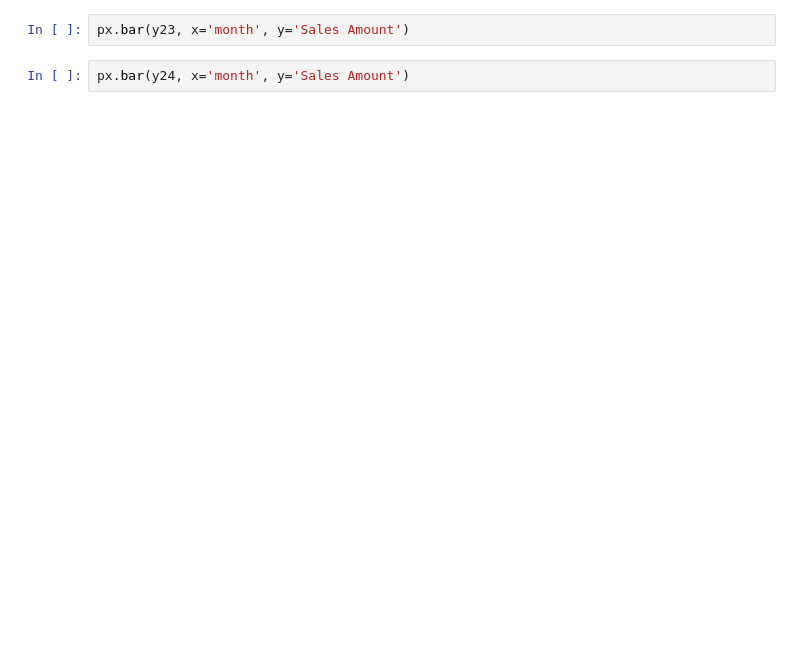
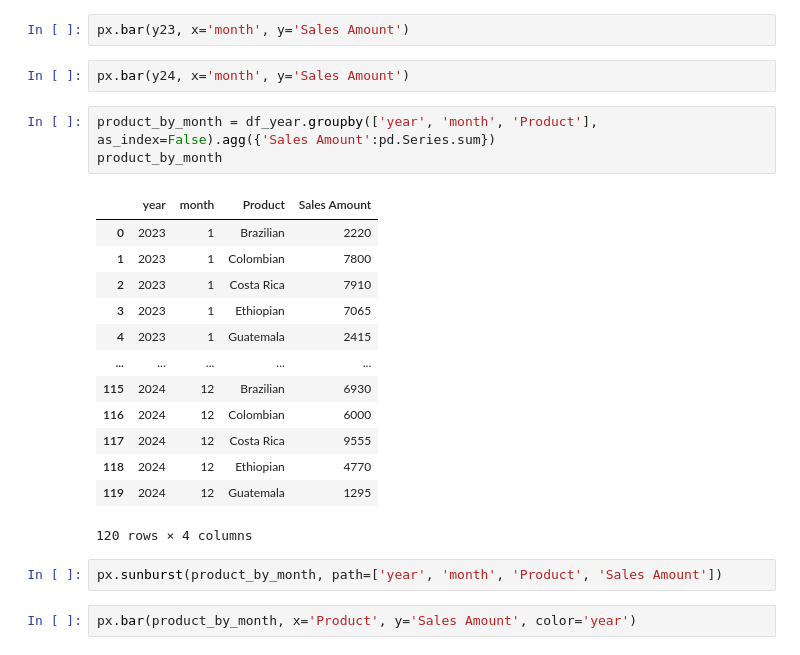
Before and after one commit to Jeff-Nibbs/coffee_dataset_dive, a Jupyter notebook: coffee.ipynb, the cells around one changed output. Drawn from its saved outputs; the diff is of its cells as text; blank space fills up the shorter version.

```diff
--- a/coffee.ipynb
+++ b/coffee.ipynb
@@ -224,3 +217,24 @@ y24 = month_sum.query('year == 2024')
 px.bar(y23, x='month', y='Sales Amount')
 # %%
 px.bar(y24, x='month', y='Sales Amount')
+# %%
+product_by_month = df_year.groupby(['year', 'month', 'Product'], as_index=False).agg({'Sales Amount':pd.Series.sum})
+product_by_month
+# %% [output]
+|  | year | month | Product | Sales Amount |
+| 0 | 2023 | 1 | Brazilian | 2220 |
+| 1 | 2023 | 1 | Colombian | 7800 |
+| 2 | 2023 | 1 | Costa Rica | 7910 |
+| 3 | 2023 | 1 | Ethiopian | 7065 |
+| 4 | 2023 | 1 | Guatemala | 2415 |
+| ... | ... | ... | ... | ... |
+| 115 | 2024 | 12 | Brazilian | 6930 |
+| 116 | 2024 | 12 | Colombian | 6000 |
+| 117 | 2024 | 12 | Costa Rica | 9555 |
+| 118 | 2024 | 12 | Ethiopian | 4770 |
+| 119 | 2024 | 12 | Guatemala | 1295 |
+120 rows × 4 columns
+# %%
+px.sunburst(product_by_month, path=['year', 'month', 'Product', 'Sales Amount'])
+# %%
+px.bar(product_by_month, x='Product', y='Sales Amount', color='year')
```
Also changed, not shown: parts of 10 cells of this notebook.
